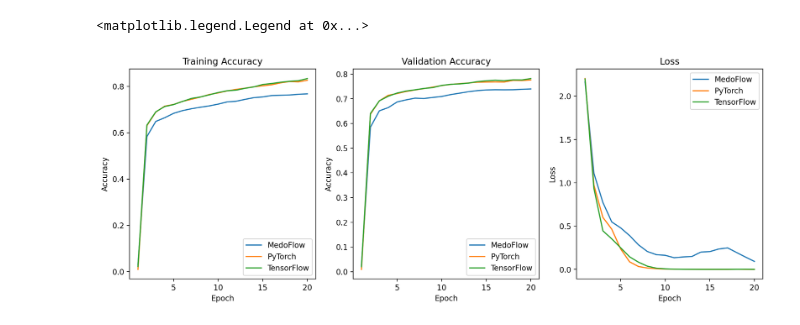
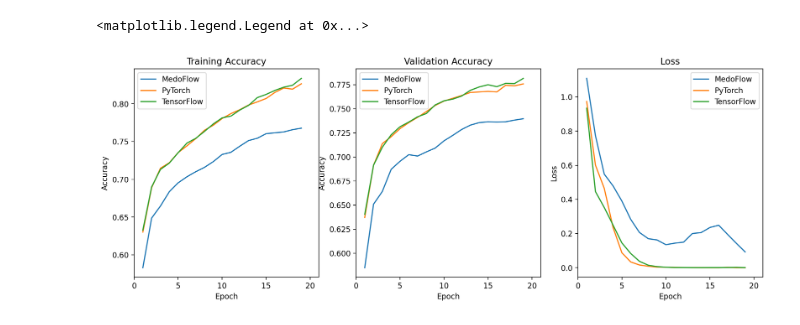
Before and after one commit to BiEchi/MedoFlow, a Jupyter notebook: user_level/ncc/results/results_analysis.ipynb, the cells around one changed output. Drawn from its saved outputs; the diff is of its cells as text; code cells hidden in the pictures.

```diff
--- a/user_level/ncc/results/results_analysis.ipynb
+++ b/user_level/ncc/results/results_analysis.ipynb
@@ -11,35 +13,54 @@ with open('./pytorch_results.json') as f:
 
 with open('./tensorflow_results.json') as f:
     tensorflow_results = json.load(f)
+# %%
+medoflow_results['train_acc'] = medoflow_results['train_acc'][1:]
+medoflow_results['val_acc'] = medoflow_results['val_acc'][1:]
+medoflow_results['loss'] = medoflow_results['loss'][1:]
+
+pytorch_results['train_acc'] = pytorch_results['train_acc'][1:]
+pytorch_results['val_acc'] = pytorch_results['val_acc'][1:]
+pytorch_results['loss'] = pytorch_results['loss'][1:]
+
+tensorflow_results['train_acc'] = tensorflow_results['train_acc'][1:]
+tensorflow_results['valid_acc'] = tensorflow_results['valid_acc'][1:]
+tensorflow_results['loss'] = tensorflow_results['loss'][1:]
 # %%
 fig = plt.figure(figsize=(15, 5), dpi=200)
 axs = fig.subplots(1, 3,)
 
-x = np.arange(1, len(medoflow_results['train_acc']) + 1)
+x = np.arange(1, 20)
 
 axs[0].plot(x, medoflow_results['train_acc'], label='MedoFlow')
 axs[0].plot(x, pytorch_results['train_acc'], label='PyTorch')
 axs[0].plot(x, tensorflow_results['train_acc'], label='TensorFlow')
 axs[0].set_title('Training Accuracy')
 axs[0].set_xlabel('Epoch')
+# x interval should be 1
+axs[0].set_xlim(0, 21)
+axs[0].set_xticks(np.arange(0, 21, 5))
 axs[0].set_ylabel('Accuracy')
 axs[0].legend()
 
 axs[1].plot(x, medoflow_results['val_acc'], label='MedoFlow')
 axs[1].plot(x, pytorch_results['val_acc'], label='PyTorch')
 axs[1].plot(x, tensorflow_results['valid_acc'], label='TensorFlow')
 axs[1].set_title('Validation Accuracy')
 axs[1].set_xlabel('Epoch')
+axs[1].set_xlim(0, 21)
+axs[1].set_xticks(np.arange(0, 21, 5))
 axs[1].set_ylabel('Accuracy')
 axs[1].legend()
 
 axs[2].plot(x, medoflow_results['loss'], label='MedoFlow')
 axs[2].plot(x, pytorch_results['loss'], label='PyTorch')
 axs[2].plot(x, tensorflow_results['loss'], label='TensorFlow')
 axs[2].set_title('Loss')
 axs[2].set_xlabel('Epoch')
+axs[2].set_xlim(0, 21)
+axs[2].set_xticks(np.arange(0, 21, 5))
 axs[2].set_ylabel('Loss')
 axs[2].legend()
 # %% [output]
 <matplotlib.legend.Legend at 0x...>
-[figure, old version]
+[figure, new version]
```
Also changed, not shown: parts of 1 cell of this notebook, 12 other files.
